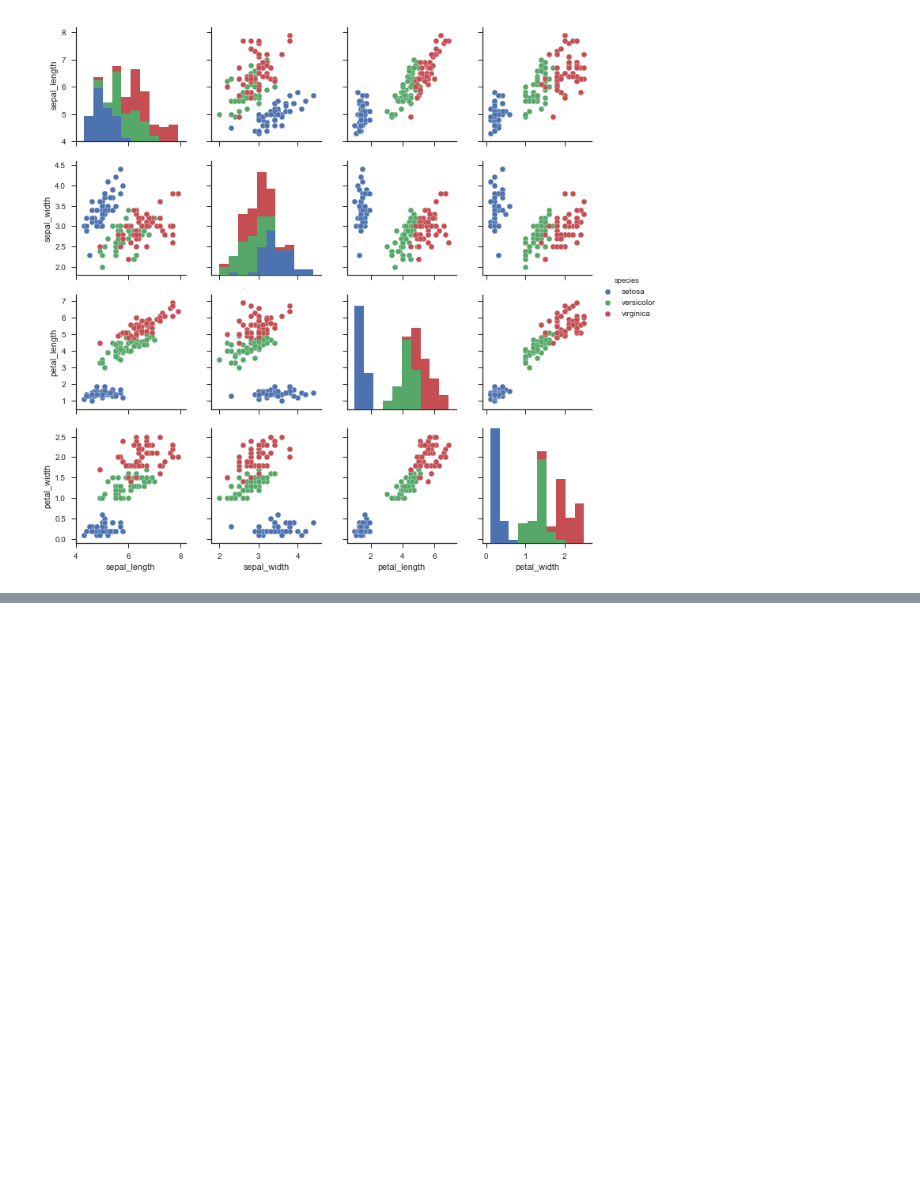
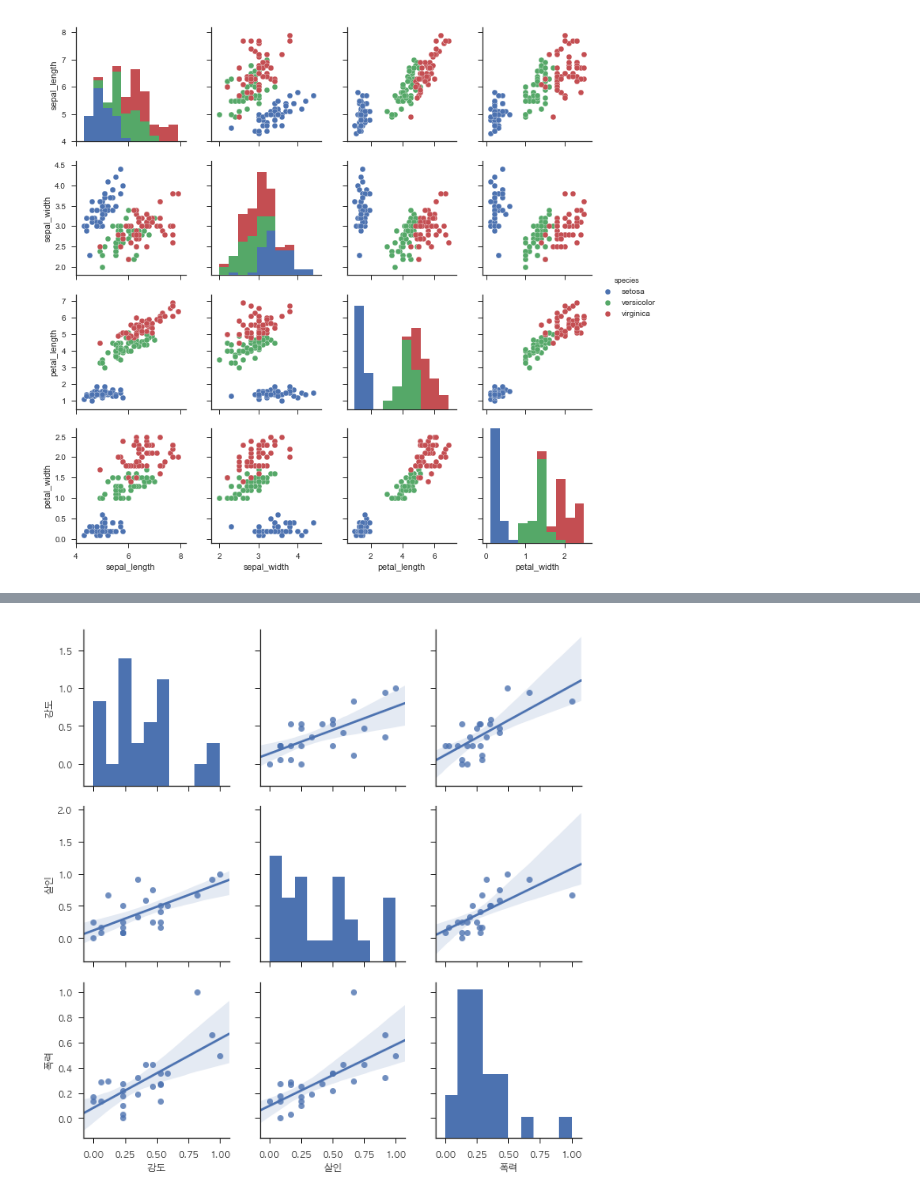
Before and after one commit to KimDoKy/DataScience, a Jupyter notebook: source_code/chap2. Analysis for crime in Seoul.ipynb, the cells around one changed output, grey strips where cells are left out. Cells and saved outputs as stored; diff of their text form; code cells hidden in the pictures; blank space fills up the shorter version.

```diff
--- a/source_code/chap2. Analysis for crime in Seoul.ipynb
+++ b/source_code/chap2. Analysis for crime in Seoul.ipynb
@@ -478,3 +478,9 @@ crime_anal_norm.head()
 | 강북구 | 0.146974 | 0.529412 | 0.416667 | 0.126924 | 0.274769 | 82.352941 | 92.857143 | 100.000000 | 43.096234 | 88.637222 | 330192.0 | ... |
 | 관악구 | 0.628242 | 0.411765 | 0.583333 | 0.562094 | 0.428234 | 69.062500 | 100.000000 | 88.888889 | 30.561715 | 80.109157 | 525515.0 | ... |
 | 광진구 | 0.397695 | 0.529412 | 0.166667 | 0.671570 | 0.269094 | 91.666667 | 100.000000 | 100.000000 | 42.200925 | 83.047619 | 372164.0 | ... |
+# %%
+# 발생 건수의 합을 '범죄'라는 항목으로 사용.
+
+col = ['강간','강도','살인','절도','폭력']
+crime_anal_norm['범죄'] = np.sum(crime_anal_norm[col], axis=1)
+crime_anal_norm
@@ -649,0 +703,6 @@ plt.show()
+# %%
+# pairplot으로 강도, 살인, 폭력 간의 상관관계를 그래프로 출력
+sns.pairplot(crime_anal_norm, vars=['강도', '살인', '폭력'], kind='reg', size=3)
+plt.show()
+# %% [output]
+[figure, added]
```
Also changed, not shown: parts of 15 cells of this notebook, 1 other file.
